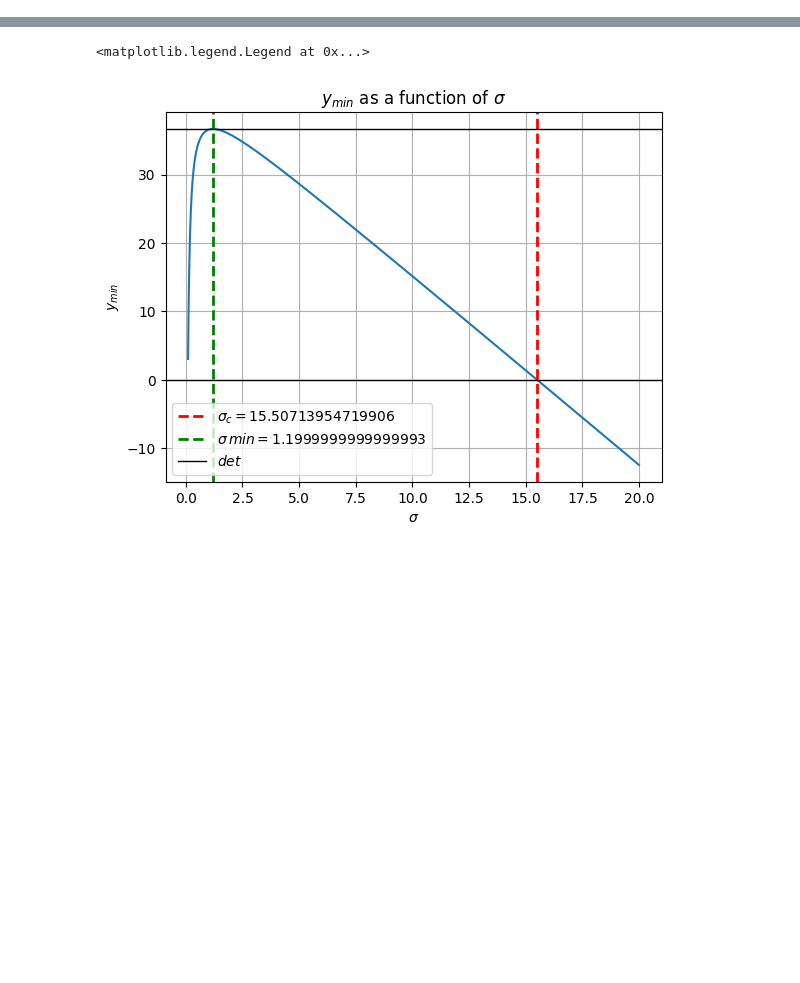
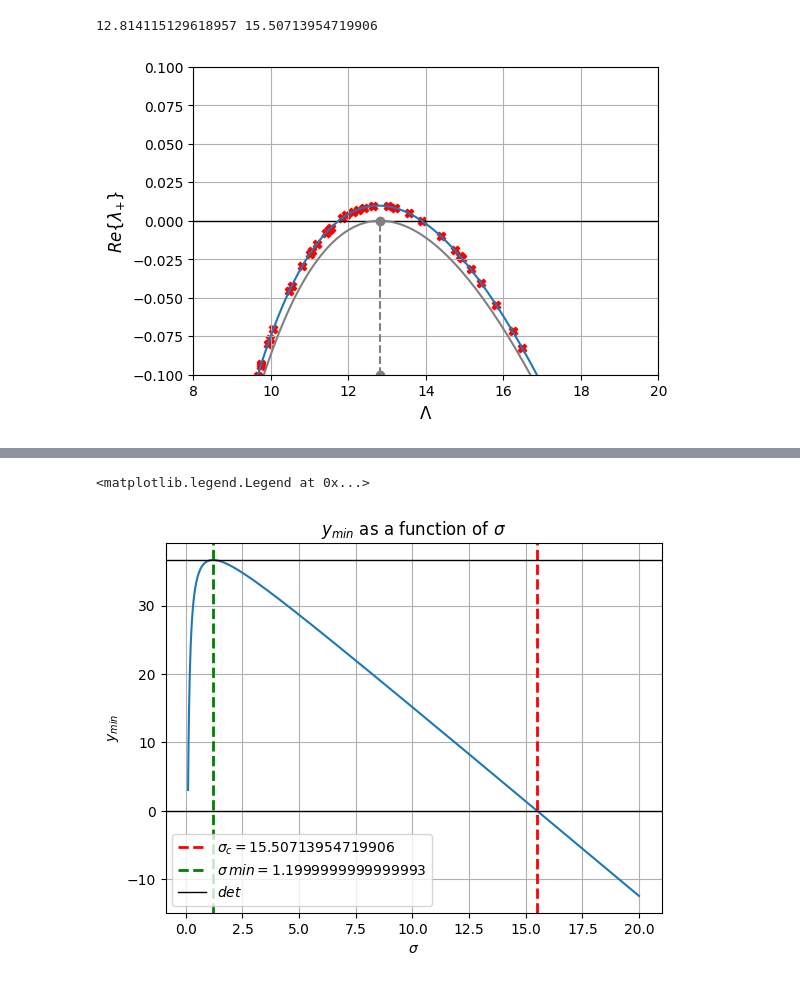
Before and after one commit to miriamzara/ComplexNet_project, a Jupyter notebook: project_18/code/turing_network_simulation.ipynb, the cells around one changed output, grey strips where cells are left out. Cells and saved outputs as stored; diff of their text form; code cells hidden in the pictures; blank space fills up the shorter version.

```diff
--- a/project_18/code/turing_network_simulation.ipynb
+++ b/project_18/code/turing_network_simulation.ipynb
@@ -174 +151,37 @@ t_eval = np.linspace(t_span[0], t_span[1], n_steps)
+# %%
+critical_eig = compute_critical_eigenvalue()
+print(critical_eig, compute_critical_sigma())
+## Initial State ##
+u_eq = np.full(num_nodes, compute_fixed_point()[0], dtype= float)
+v_eq = np.full(num_nodes, compute_fixed_point()[1],  dtype= float)
+u_0 = perturbed_array(u_eq, perturbation_amplitude= 0.05)
+v_0 = v_eq
+y_0 = np.concatenate((u_0, v_0))
+## Graph Definition ##
+g = ba_graph()
+[index, eig] = find_closest_eigenvalue(g, critical_eig)
+laplacian_matrix= np.array(g.laplacian())
+
+## Dispersion Relation Plot
+fig, ax = plt.subplots(figsize = (6,4))
+ax.set_xlim([8, 20])
+ax.set_ylim( [-0.1, +0.1])
+ax.grid()
+ax.axhline(y = 0, color='black', linestyle='-', linewidth=1)
+x_values = np.linspace(0, 100, 1000)
+y_values = [compute_upper_branch(x) for x in x_values]
+z_values = [compute_upper_branch(x, sigma= compute_critical_sigma()) for x in x_values]
+ax.plot(x_values, y_values)
+ax.plot(x_values, z_values, color = "grey")
+laplacian_matrix = np.array(g.laplacian())
+eigenvalues, eigenvectors = np.linalg.eigh(laplacian_matrix)
+eigen_y_values = [compute_upper_branch(x) for x in eigenvalues]
+ax.scatter(eigenvalues, eigen_y_values, marker= 'X', color = 'red')
+plt.plot([compute_critical_eigenvalue(), compute_critical_eigenvalue()], [-0.1, 0], marker='o', color = "grey", linestyle = "dashed")
+ax.set_xlabel(r"$\Lambda$", fontsize = 12)
+ax.set_ylabel(r"$Re\{\lambda_{+}\}$", fontsize = 12)
+plt.savefig("figures/simulation_dispersion.pdf")
+# %% [output]
+12.814115129618957 15.50713954719906
+[figure, added]
 # %%
```
Also changed, not shown: parts of 6 cells of this notebook, 34 other files.
